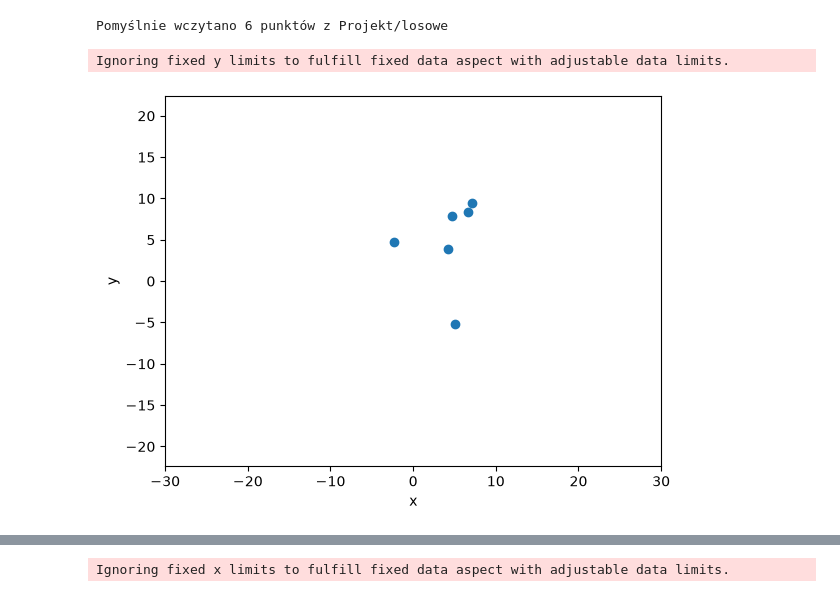
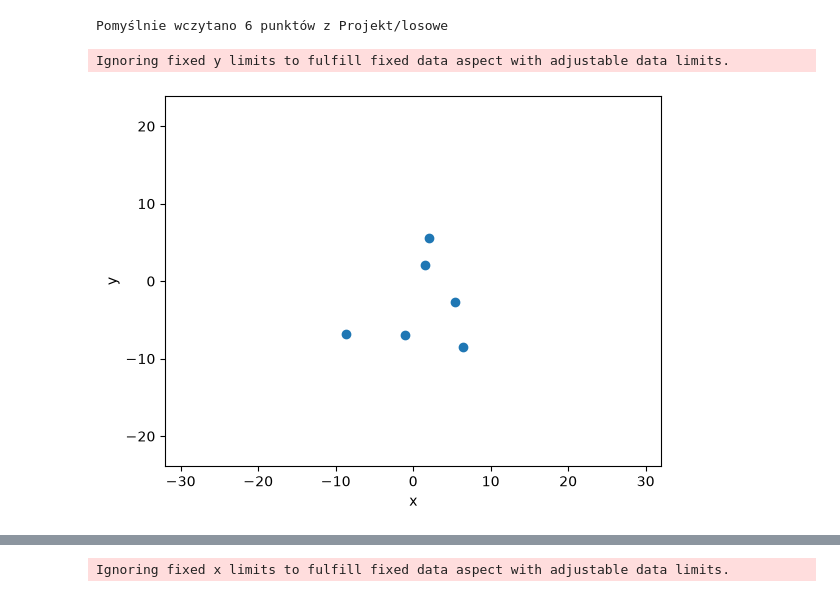
Before and after one commit to Szymbuk/Algorytmy-Geometryczne, a Jupyter notebook: Projekt/main.ipynb, the cells around one changed output, grey strips where cells are left out. Drawn from its saved outputs; the diff is of its cells as text; code cells hidden in the pictures.

```diff
--- a/Projekt/main.ipynb
+++ b/Projekt/main.ipynb
@@ -28,26 +34,26 @@ save_points_to_csv(points,filename)
 # %% [output]
 Pomyślnie zapisano 6 punktów do Projekt/zdegenerowane
 # %%
-filename = "Projekt/losowe"
+filename = "Projekt/points/losowe"
 points = load_points_from_csv(filename)
 # %% [output]
 Pomyślnie wczytano 6 punktów z Projekt/losowe
 # %%
 %matplotlib inline
 vis = Visualizer()
 x_min = -10
 x_max = 10
 y_min= -10
 y_max = 10
-vis.set_limits((3*x_min,3*x_max),(3*y_min,3*y_max))
-vis.add_point(list(map(lambda x: x.get_cords(),points)))
+vis.set_limits((3.2*x_min,3.2*x_max),(3.2*y_min,3.2*y_max))
+vis.add_point(points)
 vis.axis_equal()
 vis.show()
 vis.clear()
 vis.axis_equal()
 vis.set_limits((-30,30),(-30,30))
 # %% [output]
 Ignoring fixed y limits to fulfill fixed data aspect with adjustable data limits.
-[figure, old version]
+[figure, new version]
 # %%
 #wariant = "JaW"
```
Also changed, not shown: parts of 6 cells of this notebook, 5 other files.
